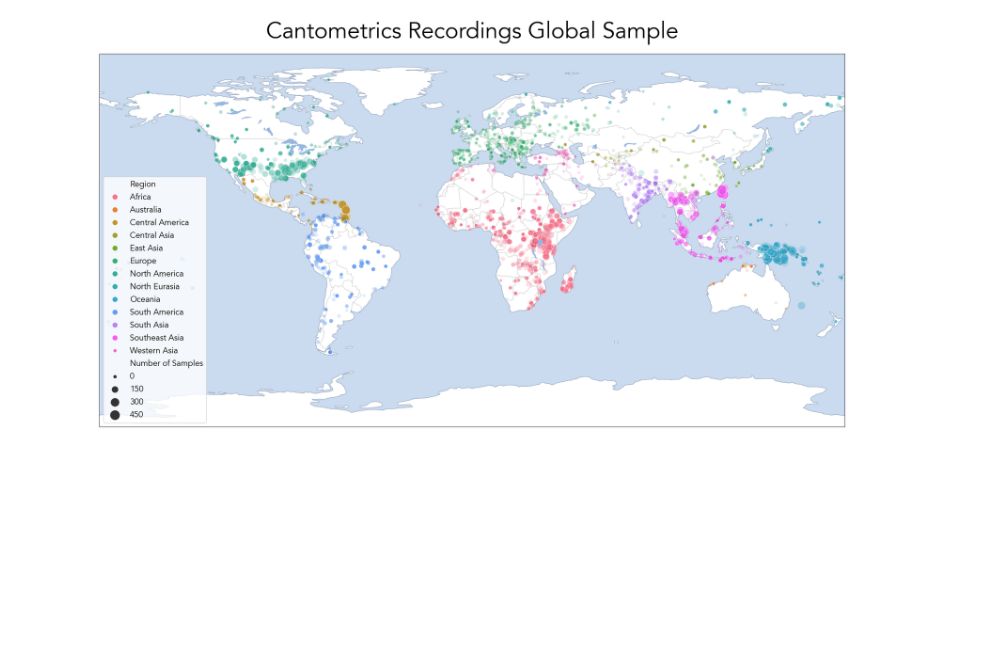
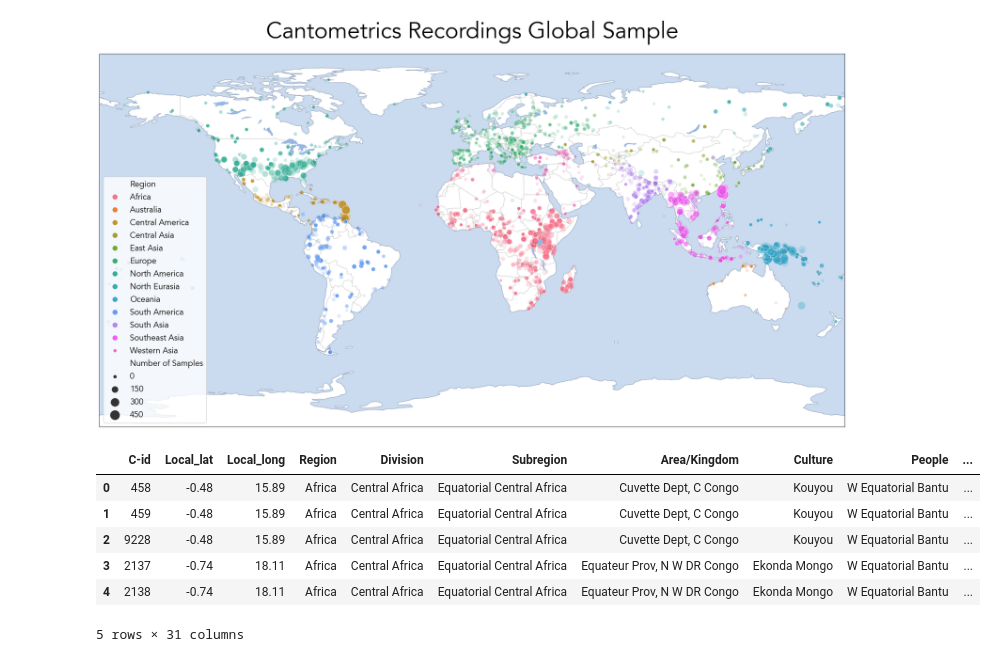
Before and after one commit to theglobaljukebox/Woodetal2021-Analysis, a Jupyter notebook: Indian Music Analysis.ipynb, the cells around one changed output. Drawn from its saved outputs; the diff is of its cells as text; code cells hidden in the pictures; blank space fills up the shorter version.

```diff
--- a/Indian Music Analysis.ipynb
+++ b/Indian Music Analysis.ipynb
@@ -298,3 +298,13 @@ plt.title("Cantometrics Recordings Global Sample", fontsize=50)
 plt.savefig("./figs/world.png")
 # %% [output]
 [figure]
+# %%
+metadata.head()
+# %% [output]
+|  | C-id | Local_lat | Local_long | Region | Division | Subregion | Area/Kingdom | Culture | People | ... |
+| 0 | 458 | -0.48 | 15.89 | Africa | Central Africa | Equatorial Central Africa | Cuvette Dept, C Congo | Kouyou | W Equatorial Bantu | ... |
+| 1 | 459 | -0.48 | 15.89 | Africa | Central Africa | Equatorial Central Africa | Cuvette Dept, C Congo | Kouyou | W Equatorial Bantu | ... |
+| 2 | 9228 | -0.48 | 15.89 | Africa | Central Africa | Equatorial Central Africa | Cuvette Dept, C Congo | Kouyou | W Equatorial Bantu | ... |
+| 3 | 2137 | -0.74 | 18.11 | Africa | Central Africa | Equatorial Central Africa | Equateur Prov, N W DR Congo | Ekonda Mongo | W Equatorial Bantu | ... |
+| 4 | 2138 | -0.74 | 18.11 | Africa | Central Africa | Equatorial Central Africa | Equateur Prov, N W DR Congo | Ekonda Mongo | W Equatorial Bantu | ... |
+5 rows × 31 columns
```
